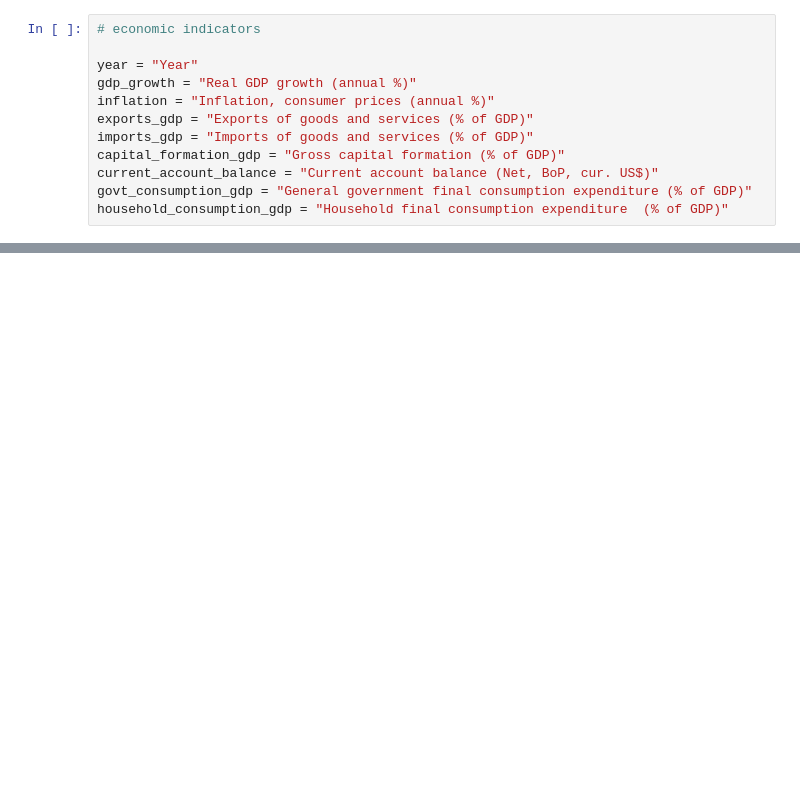
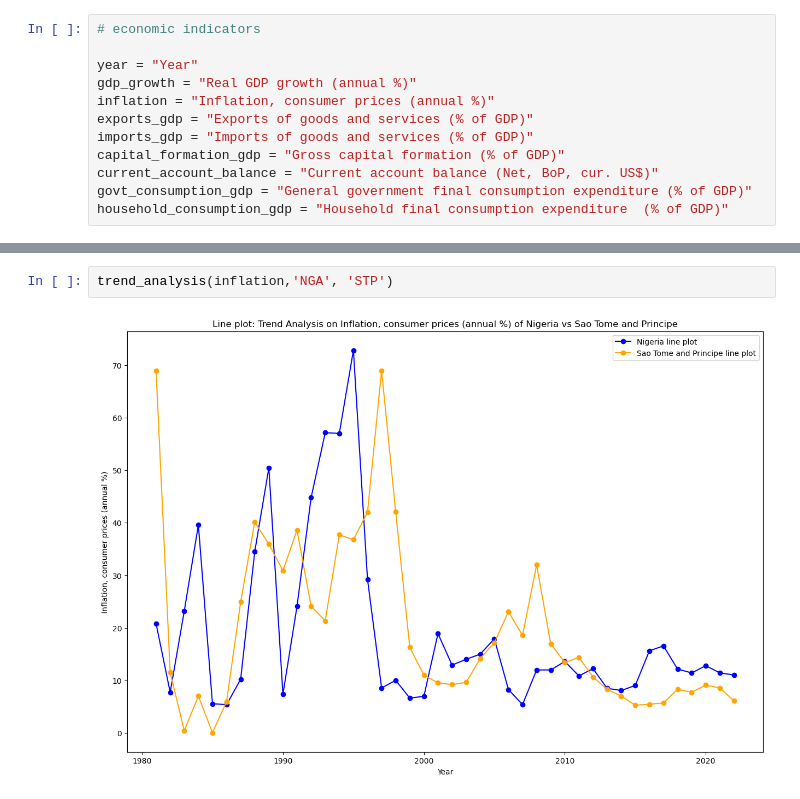
Before and after one commit to andazi/EDA-African-Economic-Performance, a Jupyter notebook: AFRICAN ECONOMY EDA.ipynb, the cells around one changed output, grey strips where cells are left out. Cells and saved outputs as stored; diff of their text form; blank space fills up the shorter version.

```diff
--- a/AFRICAN ECONOMY EDA.ipynb
+++ b/AFRICAN ECONOMY EDA.ipynb
@@ -542,0 +414,4 @@ plt.show()
+# %%
+trend_analysis(inflation,'NGA', 'STP')
+# %% [output]
+[figure, added]
```
Also changed, not shown: parts of 21 cells of this notebook, 10 other files.
